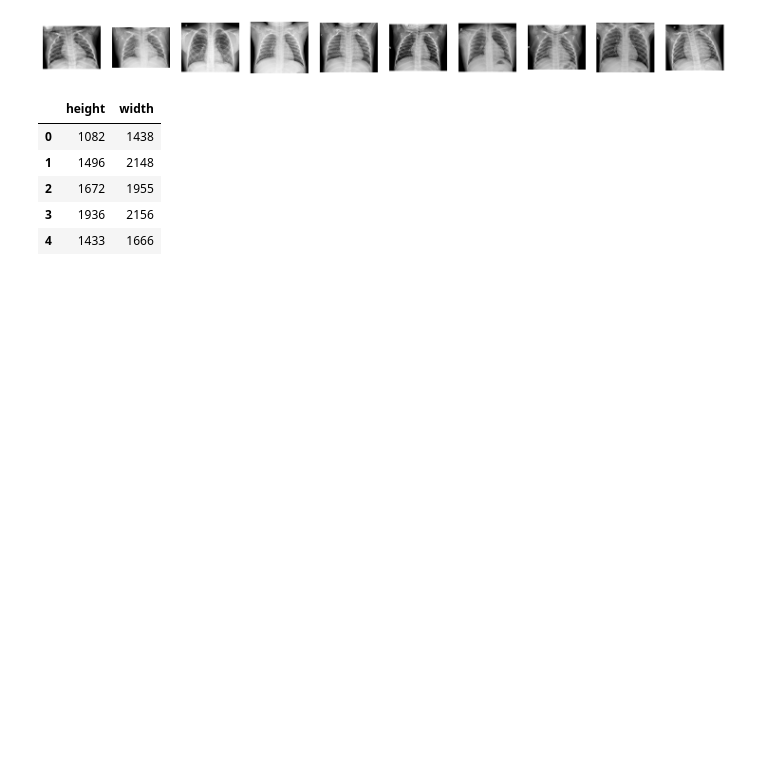
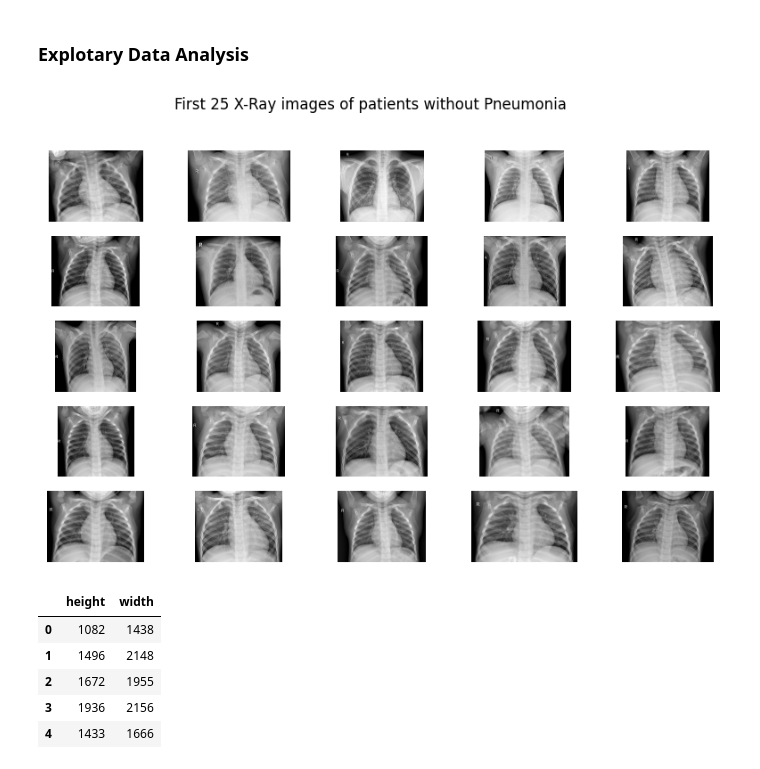
Before and after one commit to sarambulo/Pneumonia_detection, a Jupyter notebook: notebooks/Pneumonia_detection.ipynb, the cells around one changed output. Drawn from its saved outputs; the diff is of its cells as text; code cells hidden in the pictures; blank space fills up the shorter version.

Commit message:
New visualizations

```diff
--- a/notebooks/Pneumonia_detection.ipynb
+++ b/notebooks/Pneumonia_detection.ipynb
@@ -17,18 +52,22 @@ path = Path("../data")
 X_train_normal = [cv.imread(x.as_posix(), cv.IMREAD_GRAYSCALE) for x in Path(path / "train" / "normal").iterdir()]
 # %%
 X_train_normal = [img for img in X_train_normal if img is not None]
+# %% [markdown]
+### Explotary Data Analysis
 # %%
-num_plots = 10
-fig, axs = plt.subplots(1, num_plots)
-for i in range(num_plots):
-    img = X_train_normal[i]
-    ax = axs[i]
-    ax.imshow(img, cmap = "gray")
-    ax.axis("off")
-fig.set_size_inches(18.5, 10.5)
+fig, axs = plt.subplots(5, 5)
+i = 0
+for row in axs:
+    for ax in row:
+        img = X_train_normal[i]
+        ax.imshow(img, cmap = "gray")
+        ax.axis("off")
+        i += 1
+fig.suptitle("First 25 X-Ray images of patients without Pneumonia")
+fig.set_size_inches(10, 6)
 fig.show()
 # %% [output]
-[figure, old version]
+[figure, new version]
 # %%
 dimensions = pd.DataFrame([img.shape for img in X_train_normal], columns = ["height", "width"])
 dimensions.head()
```
Also changed, not shown: parts of 9 cells of this notebook.
